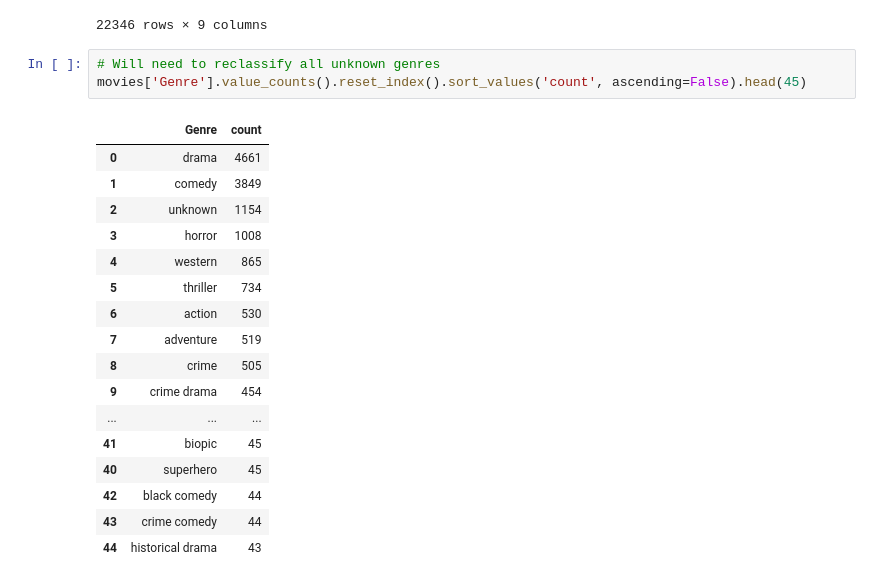
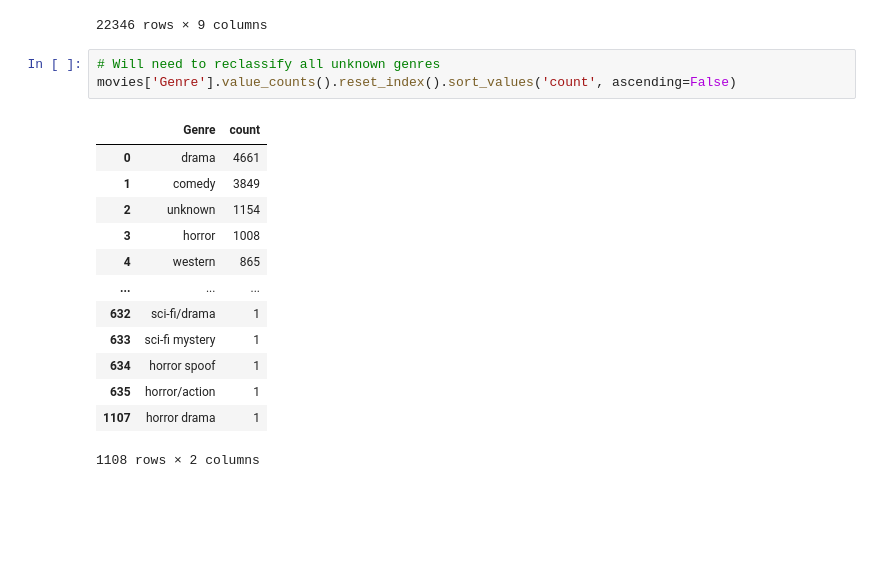
Before and after one commit to S-Coding-Stuff/Machine_Learning_10, a Jupyter notebook: NLP/movie-data-exploration.ipynb, the cells around one changed output. Drawn from its saved outputs; the diff is of its cells as text; blank space fills up the shorter version.

Commit message:
Updated movie-data-exploration.ipynb - Reclassifying genres

```diff
--- a/NLP/movie-data-exploration.ipynb
+++ b/NLP/movie-data-exploration.ipynb
@@ -95,24 +95,20 @@ movies
 22346 rows × 9 columns
 # %%
 # Will need to reclassify all unknown genres
-movies['Genre'].value_counts().reset_index().sort_values('count', ascending=False).head(45)
+movies['Genre'].value_counts().reset_index().sort_values('count', ascending=False)
 # %% [output]
 |  | Genre | count |
 | 0 | drama | 4661 |
 | 1 | comedy | 3849 |
 | 2 | unknown | 1154 |
 | 3 | horror | 1008 |
 | 4 | western | 865 |
-| 5 | thriller | 734 |
-| 6 | action | 530 |
-| 7 | adventure | 519 |
-| 8 | crime | 505 |
-| 9 | crime drama | 454 |
 | ... | ... | ... |
-| 41 | biopic | 45 |
-| 40 | superhero | 45 |
-| 42 | black comedy | 44 |
-| 43 | crime comedy | 44 |
-| 44 | historical drama | 43 |
+| 632 | sci-fi/drama | 1 |
+| 633 | sci-fi mystery | 1 |
+| 634 | horror spoof | 1 |
+| 635 | horror/action | 1 |
+| 1107 | horror drama | 1 |
+1108 rows × 2 columns
 # %%
 genre_mapping = {
```
Also changed, not shown: parts of 12 cells of this notebook.
